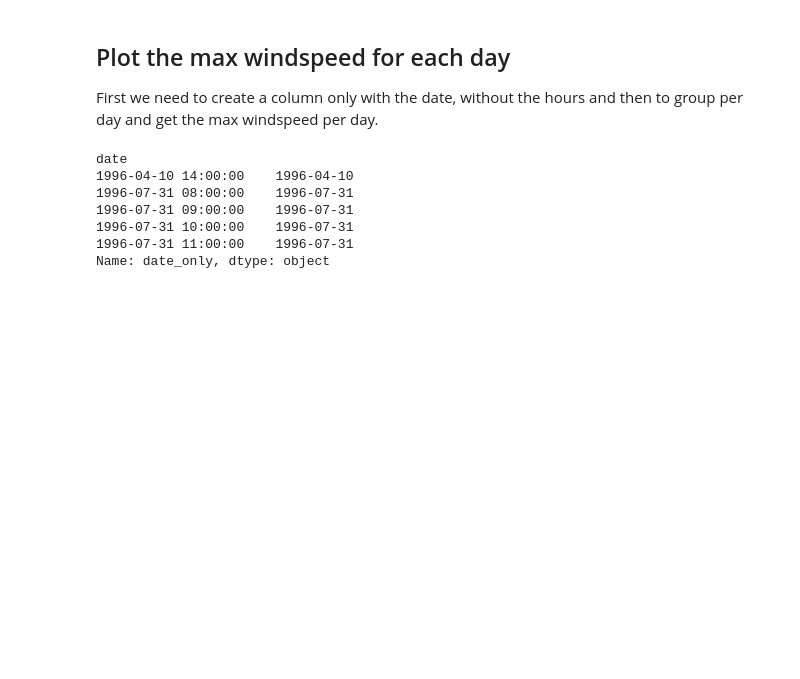
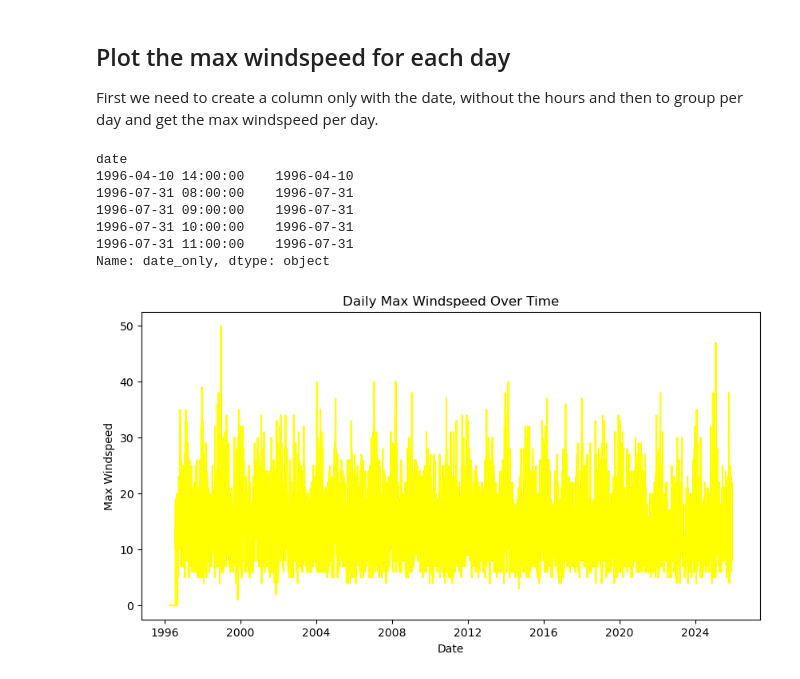
Before and after one commit to tanyasanjuan/pfda-assignments, a Jupyter notebook: Week06/assignment_6_weather.ipynb, the cells around one changed output. Cells and saved outputs as stored; diff of their text form; code cells hidden in the pictures; blank space fills up the shorter version.

Commit message:
Plot the max windspeed for each day

```diff
--- a/Week06/assignment_6_weather.ipynb
+++ b/Week06/assignment_6_weather.ipynb
@@ -176,9 +176,6 @@ To plot the rolling windspeed over 24 hours, we first need to ensure the data is
 df = df.sort_values('date')
 df['date'] = pd.to_datetime(df['date'], dayfirst=True)
 df = df.sort_values('date')
-
-# Convert 'wdsp' column to numeric, forcing errors to NaN
-df['wdsp'] = pd.to_numeric(df['wdsp'], errors='coerce')
 # %%
 #Calculating rolling windspeed over 24 hours
 df.set_index('date', inplace=True)
@@ -219,4 +216,14 @@ date
 Name: date_only, dtype: object
 # %%
 # group by date only and calculate max windspeed
-daily_mean_windspeed = df.groupby('date_only')['wdsp'].max()
+daily_max_windspeed = df.groupby('date_only')['wdsp'].max()
+# %%
+# Plot daily max windspeed
+plt.figure(figsize=(10, 5))
+plt.plot(daily_max_windspeed.index, daily_max_windspeed, color='yellow')
+plt.xlabel('Date')
+plt.ylabel('Max Windspeed')
+plt.title('Daily Max Windspeed Over Time')
+plt.show()
+# %% [output]
+[figure, added]
```
